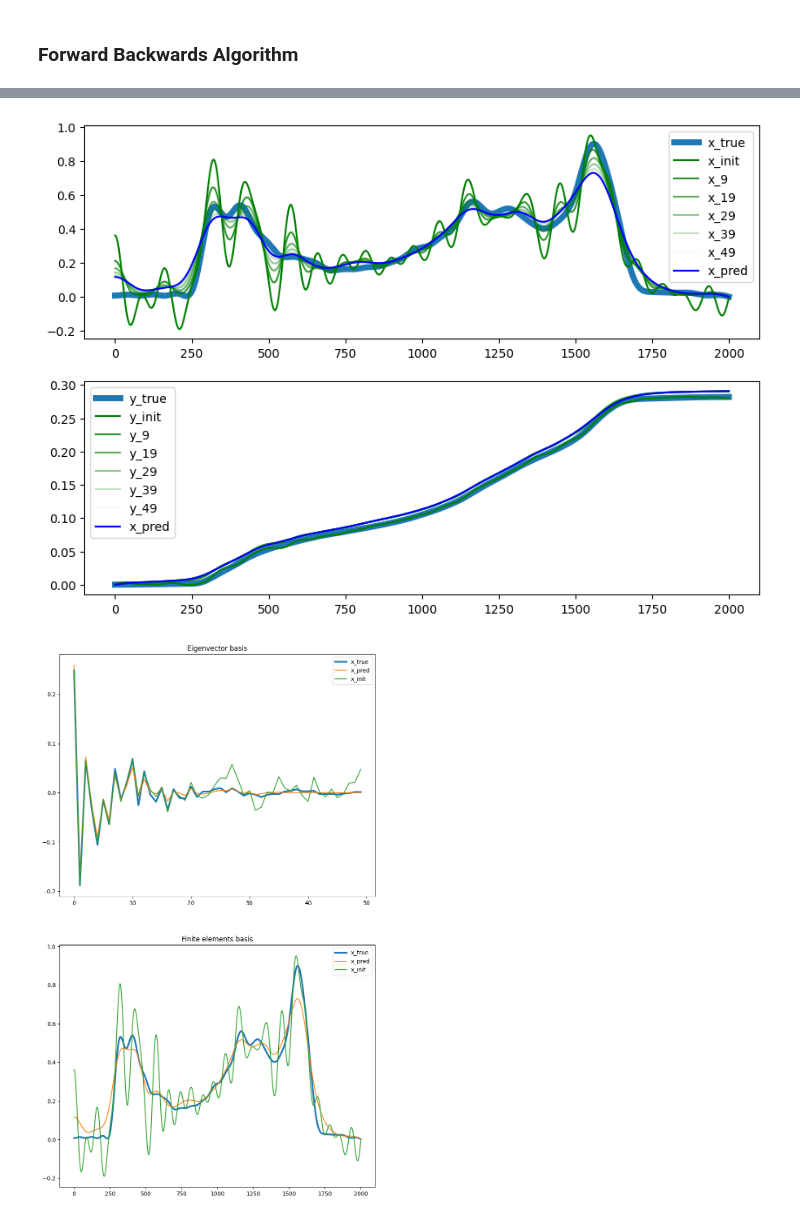
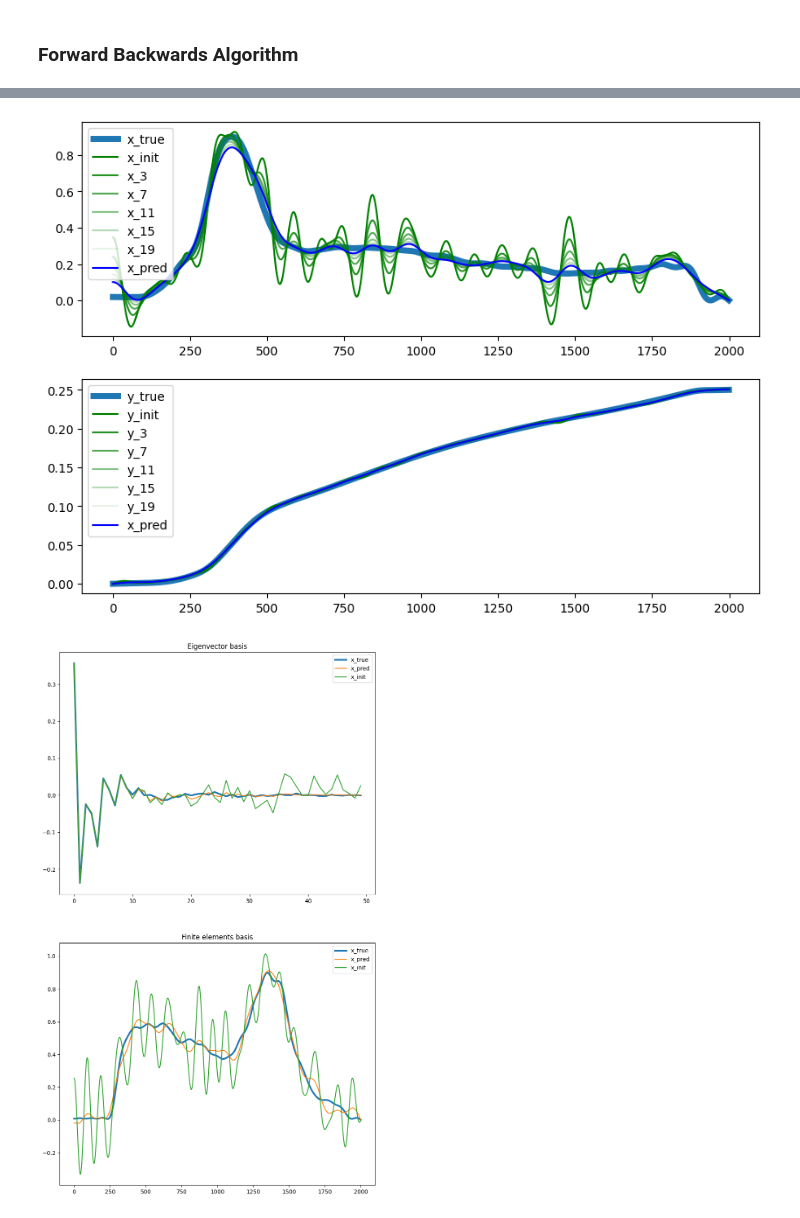
Before and after one commit to CentofantiEze/FBResNet, a Jupyter notebook: notebooks/forward_backwards.ipynb, the cells around one changed output, grey strips where cells are left out. Drawn from its saved outputs; the diff is of its cells as text; code cells hidden in the pictures.

Commit message:
Test the forward-backwards algorithm both in continuous and eigenfunction spaces.

```diff
--- a/notebooks/forward_backwards.ipynb
+++ b/notebooks/forward_backwards.ipynb
@@ -41,6 +41,7 @@ model = FBRestNet(
     dataset_folder = '../Datasets/',
     model_folder = '../outputs/models/',
     opt_hist_folder = '../outputs/opt_hist/',
+    results_folder = '../outputs/results/',
     experimentation=Physics(params['N'],params['k'],params['a'],params['r']),
     nb_blocks=20,
     im_set="Set1",
@@ -56,21 +57,22 @@ model = FBRestNet(
     save_signals=False,
     save_outputs=False,
     save_model=False,
-    save_hist=True
+    save_hist=False
     )
 # %%
 # Generate dataset
 train_set, val_set = model.CreateDataSet()
 # %%
 # Select one signal
-signal_id = 10
+signal_id = 2
 [y,x] = val_set.dataset[signal_id:signal_id+1]
 x_true = Variable(x, requires_grad=False)
 x_bias = Variable(y, requires_grad=False)
 
 # Prepare start value
 x_init   = torch.zeros(x_bias.size())
-inv      = np.diag(model.physics.eigm**(2*model.physics.a))
+#inv      = np.diag(model.physics.eigm**(2*model.physics.a))
+inv = model.physics.inv.copy()
 tTTinv   = MyMatmul(inv)
 x_init   = tTTinv(y) # no filtration of high frequences
 x_init   = Variable(x_init,requires_grad=False)
@@ -115,15 +112,18 @@ plt.plot(model.physics.ComputeAdjoint(model.physics.BasisChangeInv(x_true)))
 # %%
 # Algorithm parameters (use values near paper results)
-n_iter = 50
-tau = 5e-3 # reg in the FBRN code | 7e-2
-lambda_ = 1e-3 # gamma in the FBRN code | 1.2e-4
-mu = 0.001 # | 0.8
+n_iter = 20
+tau = 2e-6#2e-3 # reg in the FBRN code | 7e-2
+lambda_ = 5.2e0#5e-4 # gamma in the FBRN code | 1.2e-4
+mu = 1e-44#0.00006 # | 0.8
 # Initial conditions
 b_0 = x_bias
+# b_0_np = model.physics.ComputeAdjoint(model.physics.Compute(model.physics.BasisChangeInv(x_true)))
+# b_0 = torch.FloatTensor(b_0_np)
 update_bias = False
 #x_init_C = model.model.Layers[0].Peig(cardan.apply(lambda_*mu, model.model.Layers[0].Pelt(x_init), False, 0, 1))
 x_init_C = torch.clone(x_init)
 #x_init_C[0,0,10:] = 0*x_init_C[0,0,10:]
+# x_init_C = torch.clone(x_true)
 x_hat = x_init_C
 
 model.model.eval()
@@ -134,35 +134,36 @@ ax[0].plot(model.physics.BasisChangeInv(x_true).numpy()[0,0], label='x_true', li
 ax[0].plot(model.physics.BasisChangeInv(x_hat).numpy()[0,0], label='x_init', color='green')
 
 y_true = model.physics.Compute(model.physics.BasisChangeInv(x_true))
 y_hat = model.physics.Compute(model.physics.BasisChangeInv(x_hat))
 
 ax[1].plot(y_true.numpy()[0,0], label='y_true', linewidth=5)
 ax[1].plot(y_hat.numpy()[0,0], label='y_init', color='green')
 
 for n in tqdm(range(n_iter)):
     if update_bias:
         # Compute Bias
         b_0 = torch.FloatTensor(model.physics.ComputeAdjoint(model.physics.BasisChangeInv(x_hat.numpy())))
     # Compute gradient
     grad = model.model.Layers[0].Grad(tau,x_hat,b_0)
     x_forward = x_hat - lambda_ * grad
     x_forward_elt = model.model.Layers[0].Pelt(x_forward)
-    x_backwards = cardan.apply(lambda_*mu, x_forward_elt, False)
+    x_backwards = cardan.apply(lambda_*mu, x_forward_elt, False, -10, 10)
     x_hat = model.model.Layers[0].Peig(x_backwards)
     if (n+1)%(n_iter//5) == 0:
+        # ax[0].plot(x_backwards.numpy()[0,0], color='red')
         ax[0].plot(model.physics.BasisChangeInv(x_hat).numpy()[0,0], label='x_{}'.format(n), color='green', alpha=1-n/(n_iter+1))
         y_hat = model.physics.Compute(model.physics.BasisChangeInv(x_hat))
         ax[1].plot(y_hat.numpy()[0,0], label='y_{}'.format(n), color='green', alpha=1-n/(n_iter+1))
 
 y_hat = model.physics.Compute(model.physics.BasisChangeInv(x_hat))
 
 ax[0].plot(model.physics.BasisChangeInv(x_hat).numpy()[0,0], label='x_pred', color='blue')
 ax[1].plot(y_hat.numpy()[0,0], label='x_pred', color='blue')
 ax[0].legend()
 ax[1].legend()
 plt.show()
 # %% [output]
-[figure, old version]
+[figure, new version]
 # %%
 im, ax = plt.subplots(2,1,figsize=(10,17))
 
@@ -180,4 +181,4 @@ ax[1].set_title('Finite elements basis')
 
 plt.show()
 # %% [output]
-[figure, old version]
+[figure, new version]
```
Also changed, not shown: parts of 2 cells of this notebook, 1 other file.
